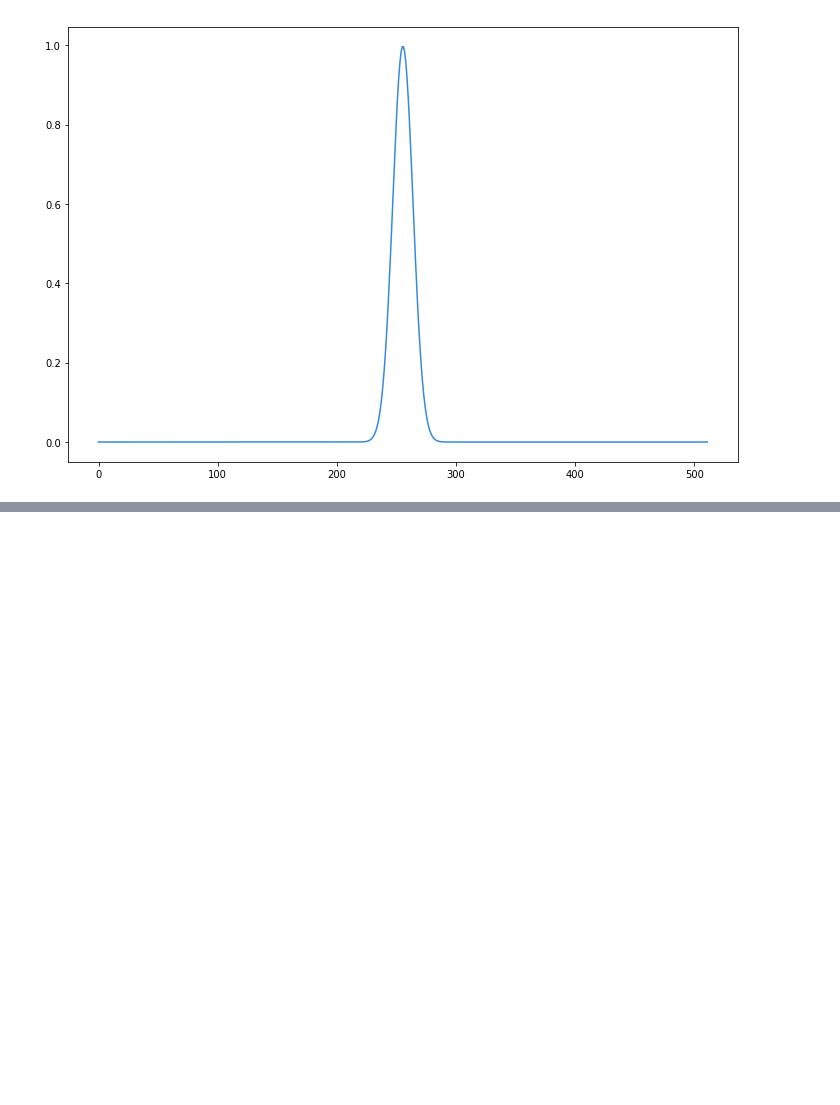
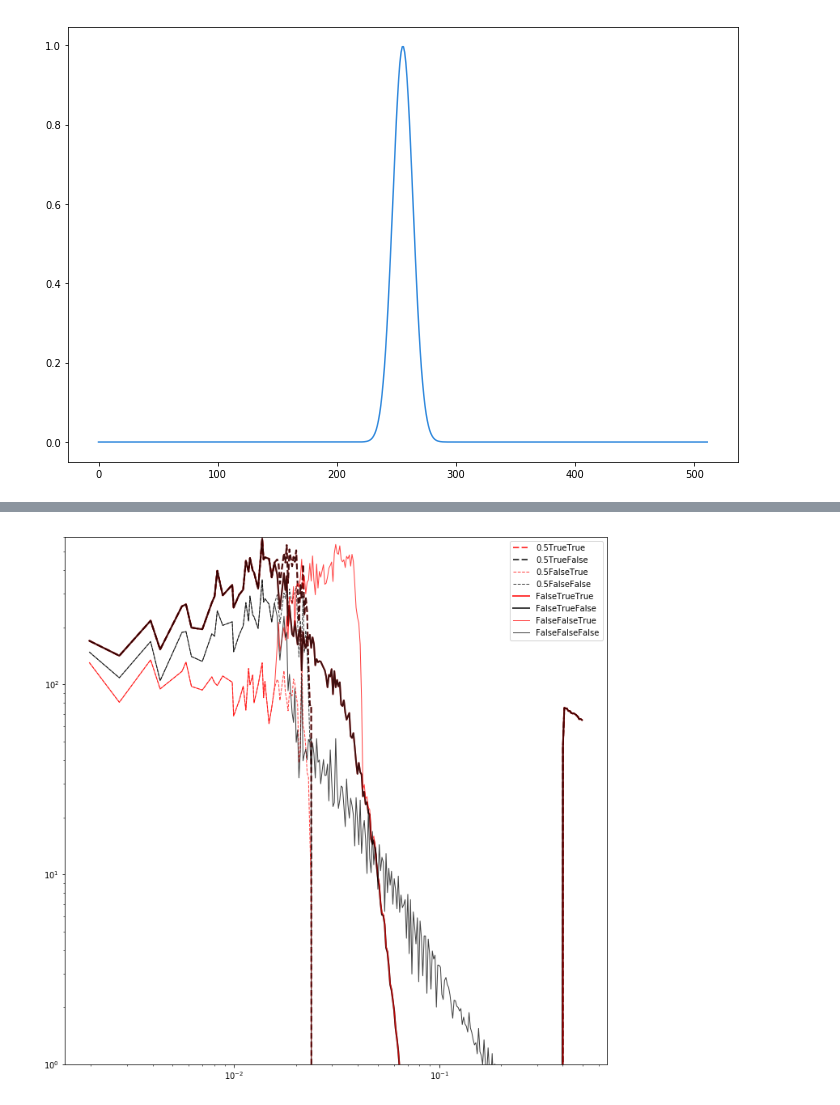
Before and after one commit to keflavich/uvcombine, a Jupyter notebook: examples/FeatherPowerSpectrumTests.ipynb, the cells around one changed output, grey strips where cells are left out. Saved outputs shown, nothing was run; the diff lists cells and outputs as text; code cells hidden in the pictures; blank space fills up the shorter version.

```diff
--- a/examples/FeatherPowerSpectrumTests.ipynb
+++ b/examples/FeatherPowerSpectrumTests.ipynb
@@ -251,0 +257,20 @@ _=pl.legend(loc='best')
+# %%
+# Feathered dataset
+_=pl.figure(1, figsize=(12,12)).clf()
+ii = 1
+for replace_hires,ls in ((replacement_threshold, '--'),(False,'-')):
+    for highpassfilterSD,lw in ((True,2),(False,1)):
+        for deconvSD,color in ((True,'r'), (False, 'k')):
+            psd2 = np.abs(np.fft.fft2(im-feathers[replace_hires, highpassfilterSD, deconvSD]))
+            pfreq, ppow = psds.pspec(np.fft.fftshift(psd2))
+            name = (f"{replace_hires}{highpassfilterSD}{deconvSD}")
+            pfreq = pfreq[np.isfinite(ppow)]
+            ppow = ppow[np.isfinite(ppow)]
+            pl.loglog(pfreq, ppow, label=name, linestyle=ls, linewidth=lw, color=color, alpha=0.75)
+
+            ii+=1
+pl.ylim(1, 600)
+pl.ylabel("Residual Power")
+_=pl.legend(loc='best')
+# %% [output]
+[figure, added]
```
Also changed, not shown: parts of 5 cells of this notebook, 1 other file.
